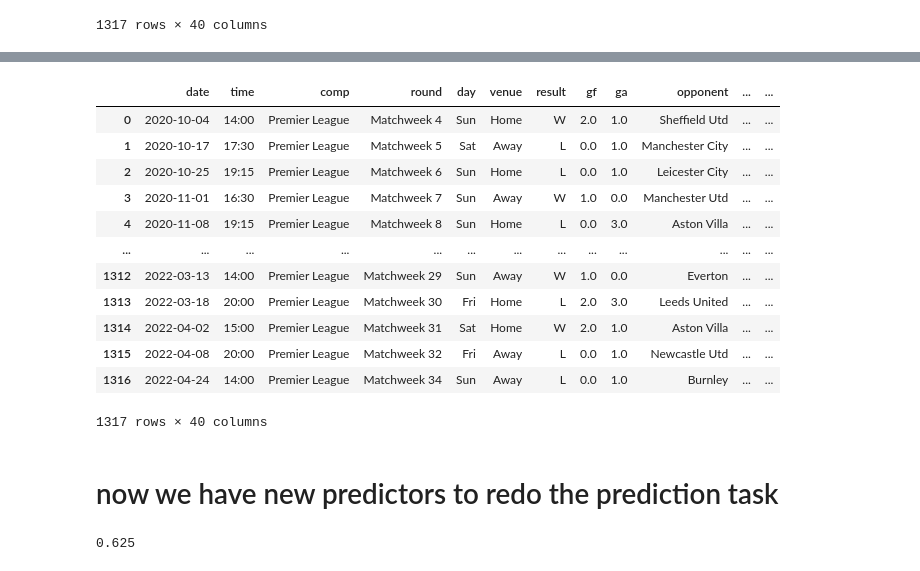
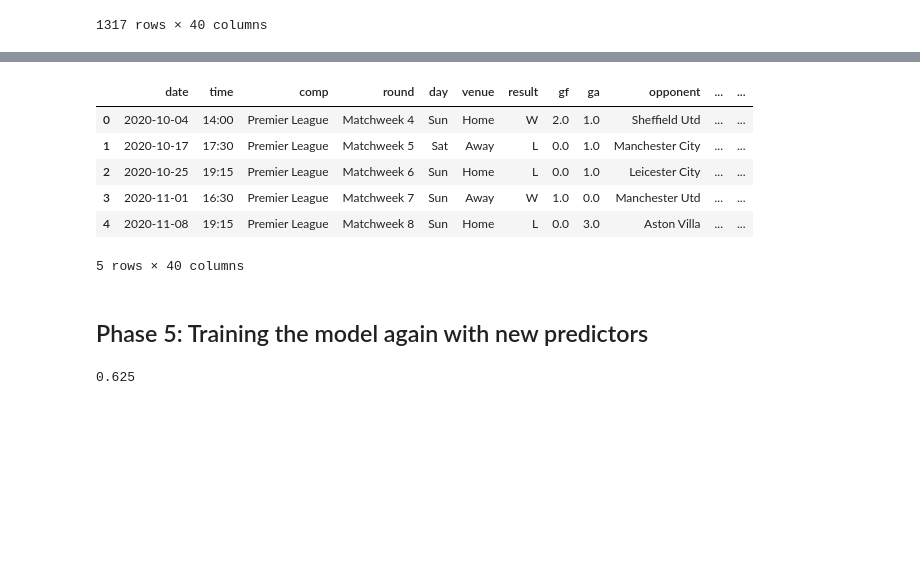
Before and after one commit to ShayanShahrabi/EPL_Match_Results_Forcasting, a Jupyter notebook: main.ipynb, the cells around one changed output, grey strips where cells are left out. Cells and saved outputs as stored; diff of their text form; code cells hidden in the pictures; blank space fills up the shorter version.

```diff
--- a/main.ipynb
+++ b/main.ipynb
@@ -371,23 +354,17 @@ matches_rolling
 # %%
 matches_rolling.index = range(matches_rolling.shape[0])
 # %%
-matches_rolling
+matches_rolling.head(5)
 # %% [output]
 |  | date | time | comp | round | day | venue | result | gf | ga | opponent | ... | ... |
 | 0 | 2020-10-04 | 14:00 | Premier League | Matchweek 4 | Sun | Home | W | 2.0 | 1.0 | Sheffield Utd | ... | ... |
 | 1 | 2020-10-17 | 17:30 | Premier League | Matchweek 5 | Sat | Away | L | 0.0 | 1.0 | Manchester City | ... | ... |
 | 2 | 2020-10-25 | 19:15 | Premier League | Matchweek 6 | Sun | Home | L | 0.0 | 1.0 | Leicester City | ... | ... |
 | 3 | 2020-11-01 | 16:30 | Premier League | Matchweek 7 | Sun | Away | W | 1.0 | 0.0 | Manchester Utd | ... | ... |
 | 4 | 2020-11-08 | 19:15 | Premier League | Matchweek 8 | Sun | Home | L | 0.0 | 3.0 | Aston Villa | ... | ... |
-| ... | ... | ... | ... | ... | ... | ... | ... | ... | ... | ... | ... | ... |
-| 1312 | 2022-03-13 | 14:00 | Premier League | Matchweek 29 | Sun | Away | W | 1.0 | 0.0 | Everton | ... | ... |
-| 1313 | 2022-03-18 | 20:00 | Premier League | Matchweek 30 | Fri | Home | L | 2.0 | 3.0 | Leeds United | ... | ... |
-| 1314 | 2022-04-02 | 15:00 | Premier League | Matchweek 31 | Sat | Home | W | 2.0 | 1.0 | Aston Villa | ... | ... |
-| 1315 | 2022-04-08 | 20:00 | Premier League | Matchweek 32 | Fri | Away | L | 0.0 | 1.0 | Newcastle Utd | ... | ... |
-| 1316 | 2022-04-24 | 14:00 | Premier League | Matchweek 34 | Sun | Away | L | 0.0 | 1.0 | Burnley | ... | ... |
-1317 rows × 40 columns
+5 rows × 40 columns
-# %% [markdown]
-# now we have new predictors to redo the prediction task
+# %% [markdown]
+## Phase 5: Training the model again with new predictors
 # %%
 def make_predictions(data, predictors):
     train = data[data['date'] < '2022-01-01'] # take all matched before 2022
```
Also changed, not shown: parts of 41 cells of this notebook.
